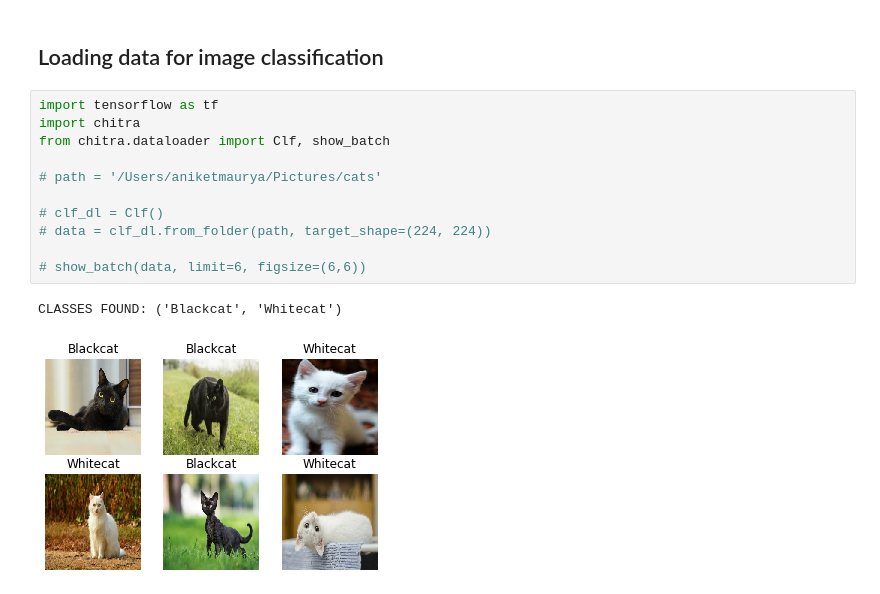
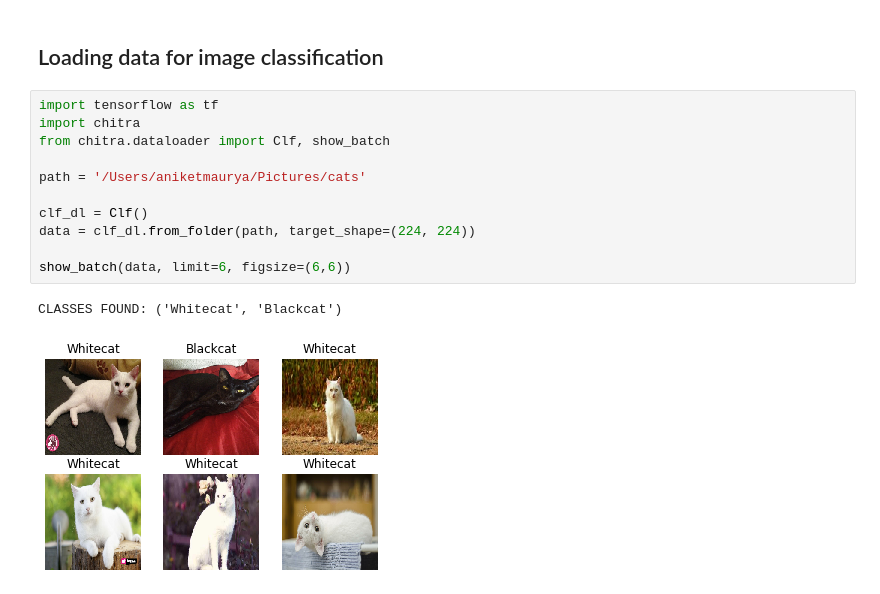
Before and after one commit to aniketmaurya/chitra, a Jupyter notebook: nbs/index.ipynb, the cells around one changed output. Saved outputs shown, nothing was run; the diff lists cells and outputs as text.

```diff
--- a/nbs/index.ipynb
+++ b/nbs/index.ipynb
@@ -20,14 +20,14 @@ from chitra.core import *
 # %%
 import tensorflow as tf
 import chitra
 from chitra.dataloader import Clf, show_batch
 
-# path = '/Users/aniketmaurya/Pictures/cats'
+path = '/Users/aniketmaurya/Pictures/cats'
 
-# clf_dl = Clf()
-# data = clf_dl.from_folder(path, target_shape=(224, 224))
+clf_dl = Clf()
+data = clf_dl.from_folder(path, target_shape=(224, 224))
 
-# show_batch(data, limit=6, figsize=(6,6))
+show_batch(data, limit=6, figsize=(6,6))
 # %% [output]
-CLASSES FOUND: ('Blackcat', 'Whitecat')
+CLASSES FOUND: ('Whitecat', 'Blackcat')
-[figure, old version]
+[figure, new version]
```
Also changed, not shown: 5 other files.
